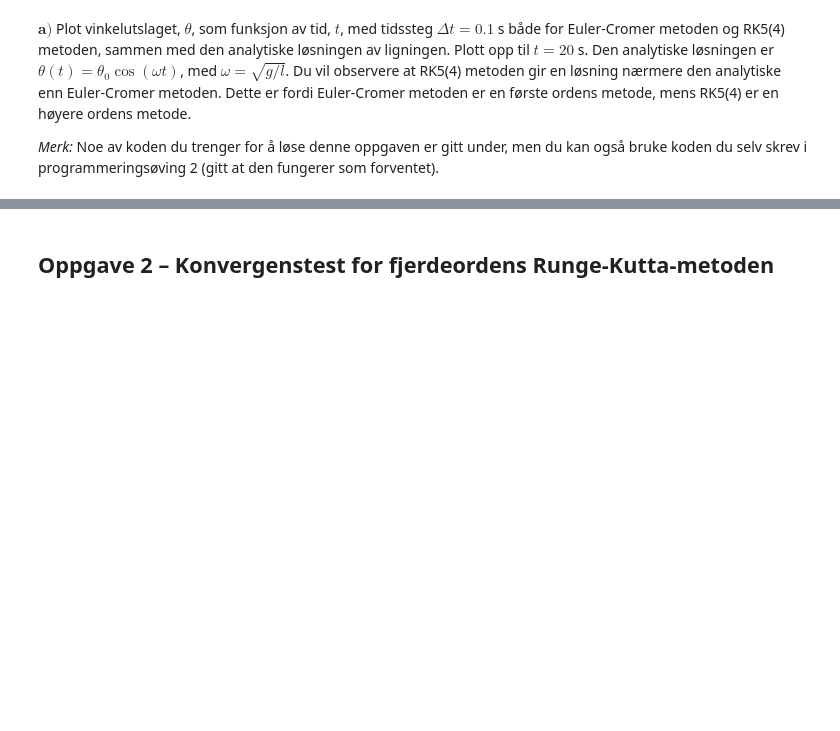
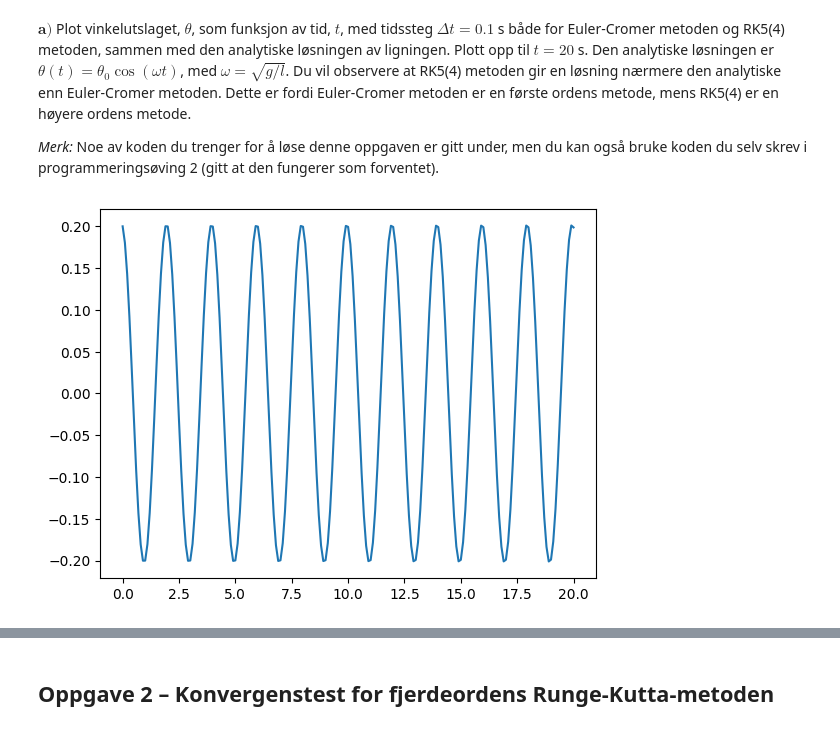
Before and after one commit to villi02/TFY4163-Bolgefysikk-og-fluidmekanikk, a Jupyter notebook: Oving3.ipynb, the cells around one changed output, grey strips where cells are left out. Saved outputs shown, nothing was run; the diff lists cells and outputs as text; code cells hidden in the pictures; blank space fills up the shorter version.

```diff
--- a/Oving3.ipynb
+++ b/Oving3.ipynb
@@ -103,0 +102,10 @@ w_0 = 0.0       # [rad/s], initial angular velocity
+# %%
+# SKRIV KODE HER
+
+## Euler
+t = np.linspace(0, 20, 20*10)
+euler_theta, euler_w, euler_t = euler_cromer_approx(theta_0, w_0, 0.1, 20)
+plt.plot(euler_t, euler_theta)
+plt.show()
+# %% [output]
+[figure, added]
```
Also changed, not shown: parts of 6 cells of this notebook.
